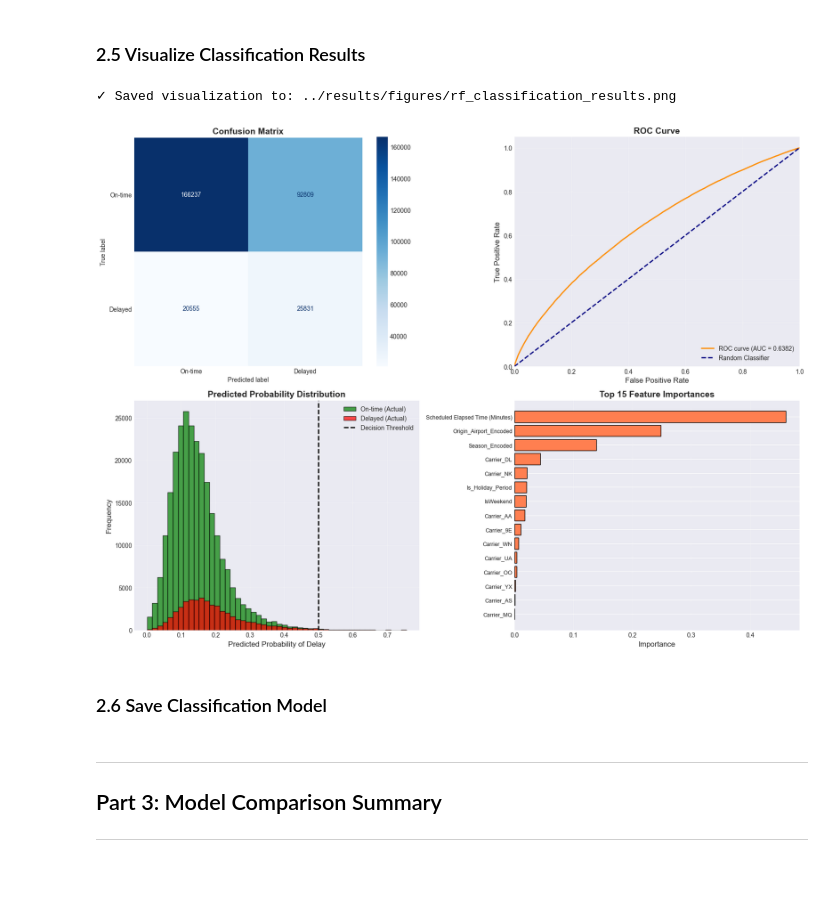
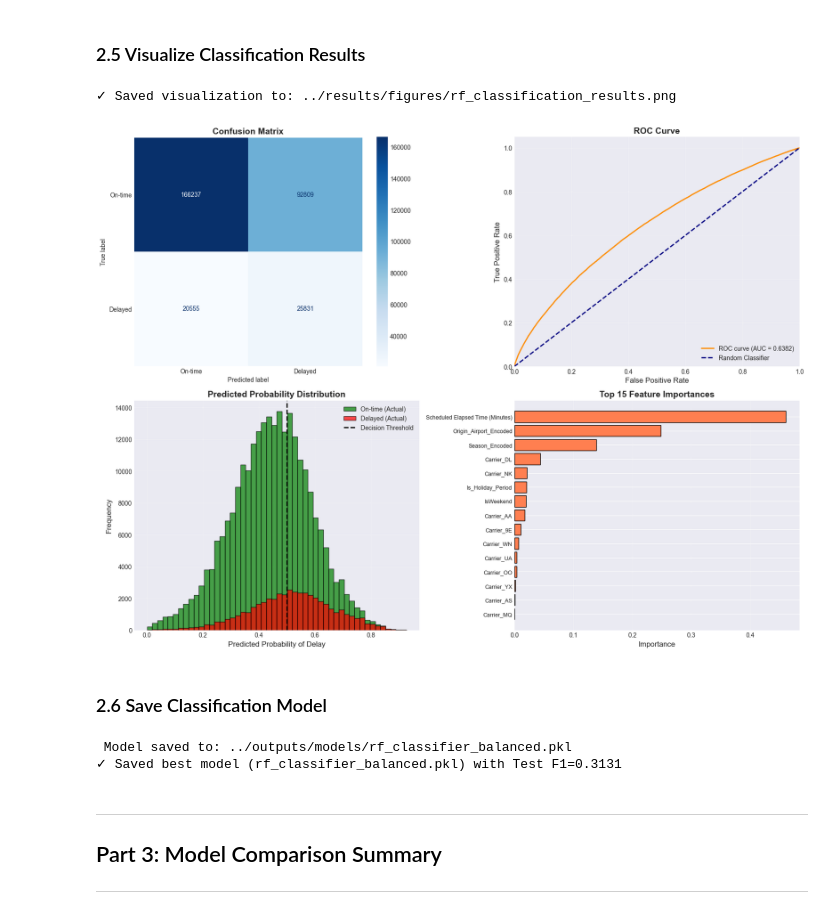
Before and after one commit to rjrichie/flight-arrival-delay-analysis-ATL, a Jupyter notebook: notebooks/04_model_training_random_forest.ipynb, the cells around one changed output. Drawn from its saved outputs; the diff is of its cells as text; code cells hidden in the pictures; blank space fills up the shorter version.

Commit message:
hyperparameter tuning implemented & results

```diff
--- a/notebooks/04_model_training_random_forest.ipynb
+++ b/notebooks/04_model_training_random_forest.ipynb
@@ -188,7 +185,7 @@ rf_classifier = train_random_forest_classifier(
     min_samples_leaf=10,
     random_state=42,
     n_jobs=-1,
-    verbose=1
+    verbose=0
 )
 # %% [output]
 ============================================================
@@ -211,5 +211,5 @@ Model parameters:
 # %%
-# Train model with class_weight='balanced' to handle imbalance
+# With class imbalance
 rf_classifier_balanced = train_random_forest_classifier(
     X_train=X_train_clf,
     y_train=y_train_clf,
@@ -217,10 +217,10 @@ rf_classifier_balanced = train_random_forest_classifier(
     max_depth=20,
     min_samples_split=20,
     min_samples_leaf=10,
-    class_weight='balanced',  # Handles class imbalance
+    class_weight='balanced',
     random_state=42,
     n_jobs=-1,
-    verbose=1
+    verbose=0
 )
 # %% [output]
 ============================================================
@@ -409,43 +463,66 @@ axes[0, 1].legend(loc='lower right')
 axes[0, 1].grid(alpha=0.3)
 
 # 3. Prediction Probability Distribution
-axes[1, 0].hist(clf_metrics['y_test_proba'][y_test_clf == 0], bins=50, alpha=0.7,
+axes[1, 0].hist(clf_metrics_balanced['y_test_proba'][y_test_clf == 0], bins=50, alpha=0.7,
                 label='On-time (Actual)', color='green', edgecolor='black')
-axes[1, 0].hist(clf_metrics['y_test_proba'][y_test_clf == 1], bins=50, alpha=0.7,
+axes[1, 0].hist(clf_metrics_balanced['y_test_proba'][y_test_clf == 1], bins=50, alpha=0.7,
                 label='Delayed (Actual)', color='red', edgecolor='black')
 axes[1, 0].axvline(x=0.5, color='black', linestyle='--', lw=2, label='Decision Threshold')
 axes[1, 0].set_xlabel('Predicted Probability of Delay', fontsize=12)
 axes[1, 0].set_ylabel('Frequency', fontsize=12)
 axes[1, 0].set_title('Predicted Probability Distribution', fontsize=14, fontweight='bold')
 axes[1, 0].legend()
 axes[1, 0].grid(alpha=0.3)
 
 # 4. Top Feature Importances
 top_features_clf = importance_df_clf.head(15)
 axes[1, 1].barh(range(len(top_features_clf)), top_features_clf['Importance'],
                 color='coral', edgecolor='black')
 axes[1, 1].set_yticks(range(len(top_features_clf)))
 axes[1, 1].set_yticklabels(top_features_clf['Feature'], fontsize=9)
 axes[1, 1].set_xlabel('Importance', fontsize=12)
 axes[1, 1].set_title('Top 15 Feature Importances', fontsize=14, fontweight='bold')
 axes[1, 1].grid(axis='x', alpha=0.3)
 axes[1, 1].invert_yaxis()
 
 plt.tight_layout()
 
-# Save figure
+# Ensure save directory exists and save figure
+figures_dir = Path('../results/figures')
+figures_dir.mkdir(parents=True, exist_ok=True)
 plt.savefig(figures_dir / 'rf_classification_results.png', dpi=300, bbox_inches='tight')
 print("✓ Saved visualization to: ../results/figures/rf_classification_results.png")
 plt.show()
 # %% [output]
 ✓ Saved visualization to: ../results/figures/rf_classification_results.png
-[figure, old version]
+[figure, new version]
 # %% [markdown]
 ### 2.6 Save Classification Model
 # %%
-# Save the trained model
-model_path = '../outputs/models/rf_classifier.pkl'
-save_model(rf_classifier, model_path)
+# Save the best-performing trained model (by F1 on test)
+# Fall back order: tuned > balanced > original
+best_model = None
+best_metrics = None
+best_name = None
+
+candidates = []
+try:
+    candidates.append((rf_classifier_tuned, clf_metrics_tuned, 'rf_classifier_tuned.pkl'))
+except NameError:
+    pass
+
+candidates.append((rf_classifier_balanced, clf_metrics_balanced, 'rf_classifier_balanced.pkl'))
+candidates.append((rf_classifier, clf_metrics, 'rf_classifier.pkl'))
+
+# Pick the model with highest test F1
+best_model, best_metrics, best_filename = max(candidates, key=lambda x: x[1]['test_f1'])
+
+model_path = f"../outputs/models/{best_filename}"
+save_model(best_model, model_path)
+print(f"✓ Saved best model ({best_filename}) with Test F1={best_metrics['test_f1']:.4f}")
+# %% [output]
+ Model saved to: ../outputs/models/rf_classifier_balanced.pkl
+✓ Saved best model (rf_classifier_balanced.pkl) with Test F1=0.3131
 # %% [markdown]
 ---
 ## Part 3: Model Comparison Summary
```
Also changed, not shown: parts of 9 cells of this notebook, 2 other files.
